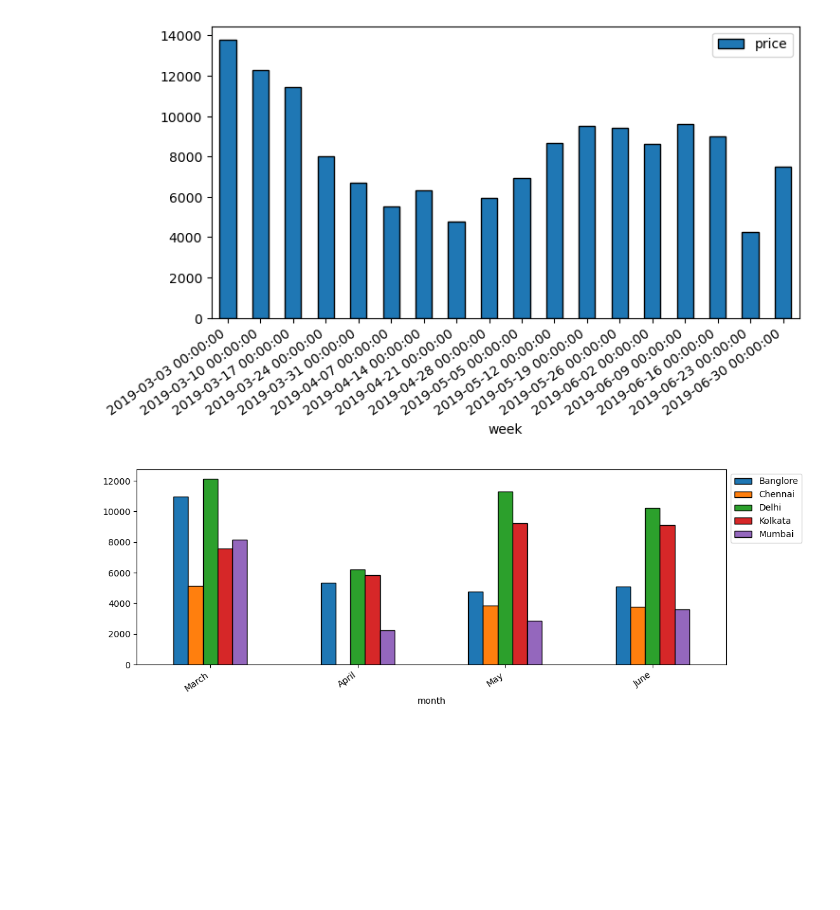
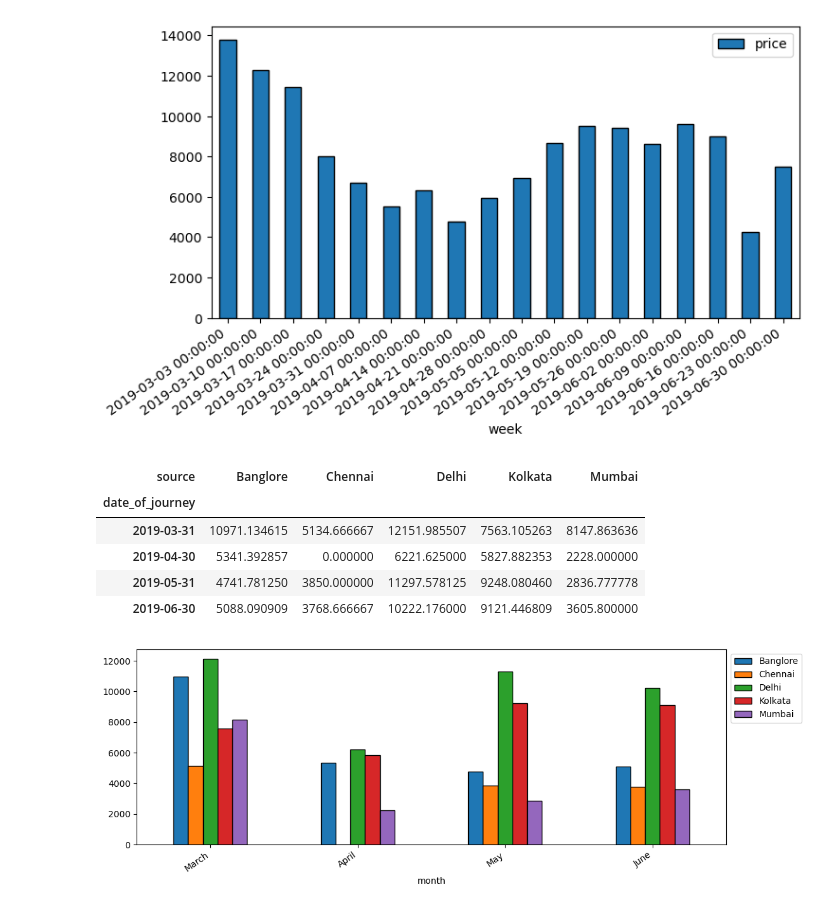
Before and after one commit to Dhanjith01/Flight-Price-Prediction, a Jupyter notebook: notebooks/eda.ipynb, the cells around one changed output. Drawn from its saved outputs; the diff is of its cells as text; code cells hidden in the pictures; blank space fills up the shorter version.

```diff
--- a/notebooks/eda.ipynb
+++ b/notebooks/eda.ipynb
@@ -352,6 +390,20 @@ ax = plt.gca()
 eda_helper_functions.rotate_xlabels(ax)
 # %% [output]
 [figure]
+# %%
+(train
+	.groupby([pd.Grouper(key="date_of_journey", freq="M"), "source"])
+	.price.mean()
+    .unstack(fill_value=0)
+    #.set_axis(["March","April","May","June"])
+)
+# %% [output]
+| source | Banglore | Chennai | Delhi | Kolkata | Mumbai |
+| date_of_journey |  |  |  |  |  |
+| 2019-03-31 | 10971.134615 | 5134.666667 | 12151.985507 | 7563.105263 | 8147.863636 |
+| 2019-04-30 | 5341.392857 | 0.000000 | 6221.625000 | 5827.882353 | 2228.000000 |
+| 2019-05-31 | 4741.781250 | 3850.000000 | 11297.578125 | 9248.080460 | 2836.777778 |
+| 2019-06-30 | 5088.090909 | 3768.666667 | 10222.176000 | 9121.446809 | 3605.800000 |
 # %%
 (
 	train
```
Also changed, not shown: parts of 21 cells of this notebook.
